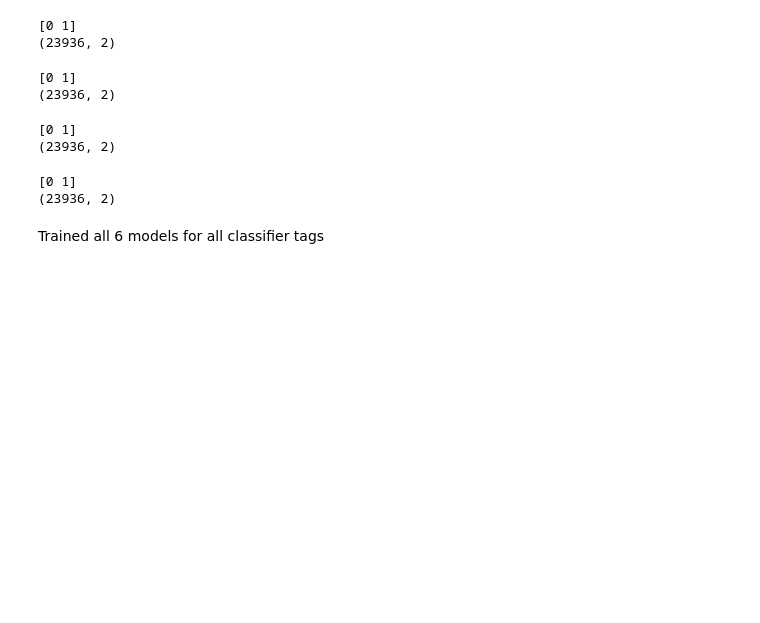
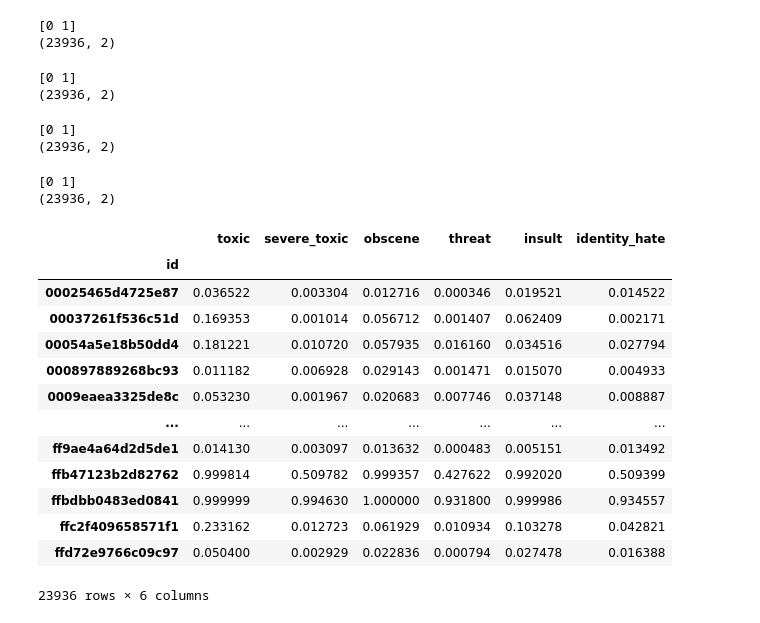
Before and after one commit to ellisonchen1/Content-health-classifier, a Jupyter notebook: notebooks/02_baseline_model.ipynb, the cells around one changed output. Saved outputs shown, nothing was run; the diff lists cells and outputs as text; code cells hidden in the pictures; blank space fills up the shorter version.

```diff
--- a/notebooks/02_baseline_model.ipynb
+++ b/notebooks/02_baseline_model.ipynb
@@ -247,5 +234,37 @@ print(identity_hate_scores.shape)
 # %% [output]
 [0 1]
 (23936, 2)
-# %% [markdown]
-Trained all 6 models for all classifier tags
+# %%
+scores = pd.DataFrame(
+    {
+        'toxic': toxic_scores[:, 1],
+        'severe_toxic': severe_toxic_scores[:, 1],
+        'obscene': obscene_scores[:, 1],
+        'threat': threat_scores[:, 1],
+        'insult': insult_scores[:, 1],
+        'identity_hate': identity_hate_scores[:, 1],
+    },
+    index=df.loc[val_mask, 'id']
+)
+display(scores)
+
+assert scores.shape == (23936, 6)
+assert scores.columns.tolist() == labels
+assert scores.index.is_unique
+assert scores.to_numpy().min() >= 0 and scores.to_numpy().max() <= 1
+assert np.isfinite(scores.to_numpy()).all()
+# %% [output]
+|  | toxic | severe_toxic | obscene | threat | insult | identity_hate |
+| id |  |  |  |  |  |  |
+| 00025465d4725e87 | 0.036522 | 0.003304 | 0.012716 | 0.000346 | 0.019521 | 0.014522 |
+| 00037261f536c51d | 0.169353 | 0.001014 | 0.056712 | 0.001407 | 0.062409 | 0.002171 |
+| 00054a5e18b50dd4 | 0.181221 | 0.010720 | 0.057935 | 0.016160 | 0.034516 | 0.027794 |
+| 000897889268bc93 | 0.011182 | 0.006928 | 0.029143 | 0.001471 | 0.015070 | 0.004933 |
+| 0009eaea3325de8c | 0.053230 | 0.001967 | 0.020683 | 0.007746 | 0.037148 | 0.008887 |
+| ... | ... | ... | ... | ... | ... | ... |
+| ff9ae4a64d2d5de1 | 0.014130 | 0.003097 | 0.013632 | 0.000483 | 0.005151 | 0.013492 |
+| ffb47123b2d82762 | 0.999814 | 0.509782 | 0.999357 | 0.427622 | 0.992020 | 0.509399 |
+| ffbdbb0483ed0841 | 0.999999 | 0.994630 | 1.000000 | 0.931800 | 0.999986 | 0.934557 |
+| ffc2f409658571f1 | 0.233162 | 0.012723 | 0.061929 | 0.010934 | 0.103278 | 0.042821 |
+| ffd72e9766c09c97 | 0.050400 | 0.002929 | 0.022836 | 0.000794 | 0.027478 | 0.016388 |
+23936 rows × 6 columns
```
Also changed, not shown: parts of 8 cells of this notebook, 2 other files.
